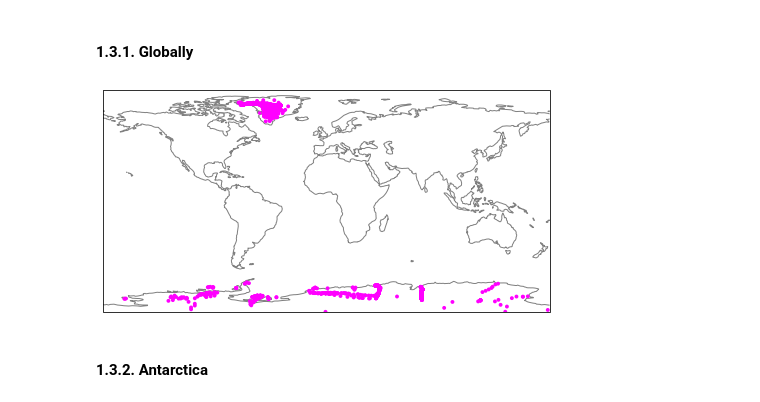
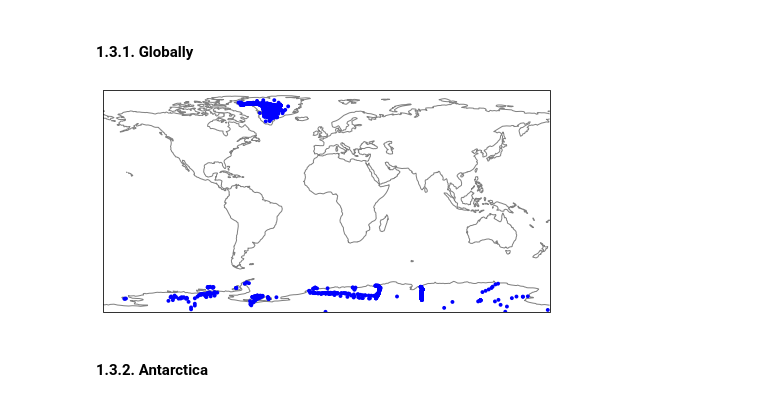
Before and after one commit to MeganTM/SUMMEDup2022, a Jupyter notebook: SUMMEDup_2022.ipynb, the cells around one changed output. Drawn from its saved outputs; the diff is of its cells as text; code cells hidden in the pictures.

```diff
--- a/SUMMEDup_2022.ipynb
+++ b/SUMMEDup_2022.ipynb
@@ -144,13 +144,13 @@ Most recent measurement: 2019-05-28
 # %%
 # Create a figure and axes for plotting all locations globally
 fig = plt.figure(figsize=(8,6))
 ax = plt.subplot(1,1,1,projection=ccrs.PlateCarree())
 ax.coastlines(color='gray')
 
 # Plot locations
 ax.scatter(df_meta.Longitude,df_meta.Latitude,transform=ccrs.PlateCarree(),
-           zorder=10,c='magenta',edgecolor='none',s=15);
+           zorder=10,c='b',edgecolor='none',s=15);
 # %% [output]
-[figure, old version]
+[figure, new version]
 # %% [markdown]
 #### 1.3.2. Antarctica
```
Also changed, not shown: parts of 13 cells of this notebook.
